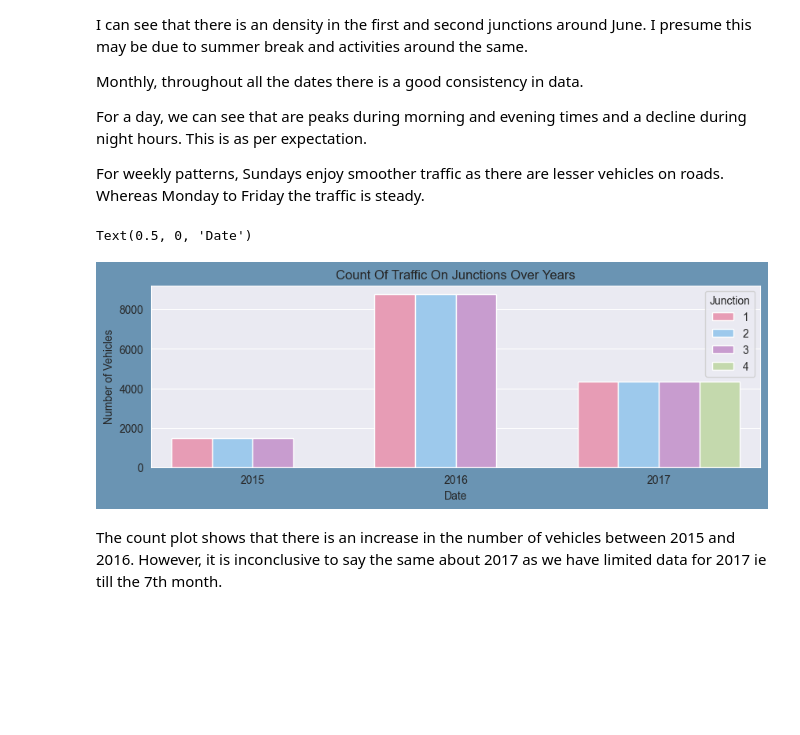
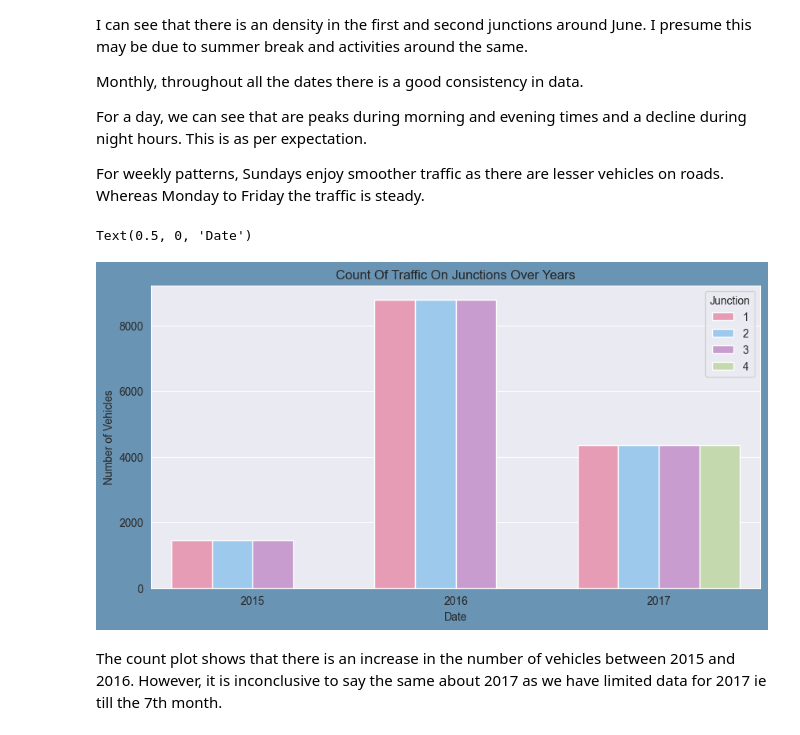
Before and after one commit to yasinsametkaraca/time-series-forecasting, a Jupyter notebook: smart-city/project_lstm.ipynb, the cells around one changed output. Drawn from its saved outputs; the diff is of its cells as text; code cells hidden in the pictures; blank space fills up the shorter version.

```diff
--- a/smart-city/project_lstm.ipynb
+++ b/smart-city/project_lstm.ipynb
@@ -127,14 +127,14 @@ For a day, we can see that are peaks during morning and evening times and a decl
 
 For weekly patterns, Sundays enjoy smoother traffic as there are lesser vehicles on roads. Whereas Monday to Friday the traffic is steady.
 # %%
-plt.figure(figsize=(10,3,),facecolor="#6a94b3")
-count = sns.countplot(data=df, x =df["Year"], hue="Junction", palette=colors)
+plt.figure(figsize=(10,5),facecolor="#6a94b3")
+count = sns.countplot(data=df, x=df["Year"], hue="Junction", palette=colors)
 count.set_title("Count Of Traffic On Junctions Over Years")
 count.set_ylabel("Number of Vehicles")
 count.set_xlabel("Date")
 # %% [output]
 Text(0.5, 0, 'Date')
-[figure, old version]
+[figure, new version]
 # %% [markdown]
 The count plot shows that there is an increase in the number of vehicles between 2015 and 2016. However, it is inconclusive to say the same about 2017 as we have limited data for 2017 ie till the 7th month.
 # %%
```
Also changed, not shown: parts of 21 cells of this notebook, 2 other files.
